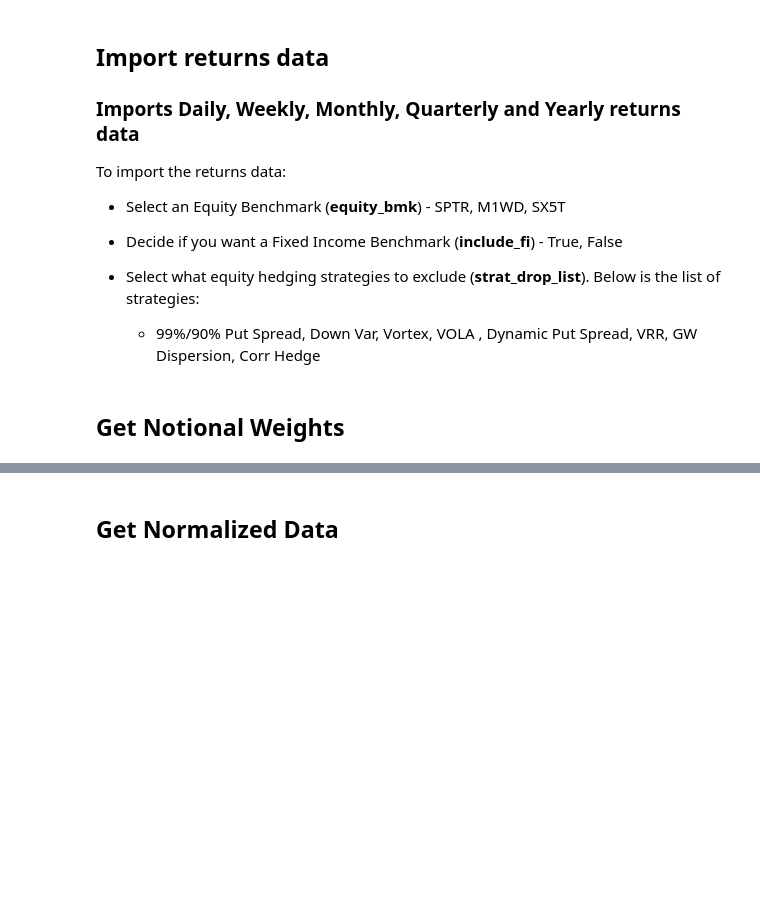
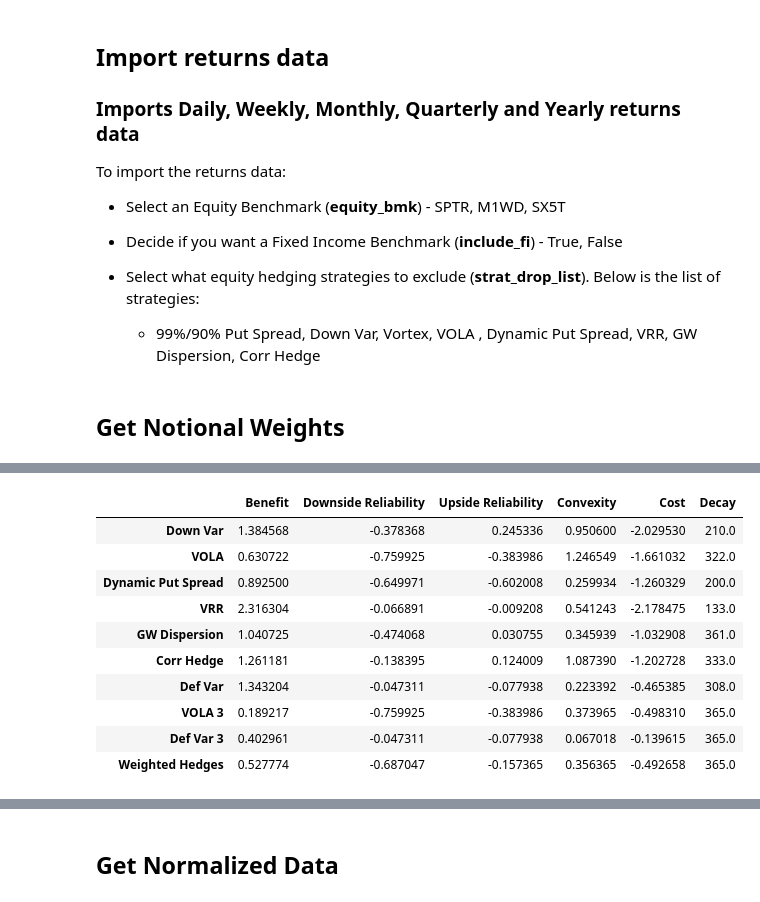
Before and after one commit to pforjoeUPS/RMP, a Jupyter notebook: normalizing_data.ipynb, the cells around one changed output, grey strips where cells are left out. Cells and saved outputs as stored; diff of their text form; code cells hidden in the pictures; blank space fills up the shorter version.

```diff
--- a/normalizing_data.ipynb
+++ b/normalizing_data.ipynb
@@ -46,0 +56,18 @@ fmt.get_notional_styler(df_weights)
+# %%
+df_sample = hm.get_hedge_metrics_to_normalize(returns, equity_bmk, notional_weights, weighted_hedge = True)
+#format hedge metrics
+#show hedge metrics
+# %%
+df_sample
+# %% [output]
+|  | Benefit | Downside Reliability | Upside Reliability | Convexity | Cost | Decay |
+| Down Var | 1.384568 | -0.378368 | 0.245336 | 0.950600 | -2.029530 | 210.0 |
+| VOLA | 0.630722 | -0.759925 | -0.383986 | 1.246549 | -1.661032 | 322.0 |
+| Dynamic Put Spread | 0.892500 | -0.649971 | -0.602008 | 0.259934 | -1.260329 | 200.0 |
+| VRR | 2.316304 | -0.066891 | -0.009208 | 0.541243 | -2.178475 | 133.0 |
+| GW Dispersion | 1.040725 | -0.474068 | 0.030755 | 0.345939 | -1.032908 | 361.0 |
+| Corr Hedge | 1.261181 | -0.138395 | 0.124009 | 1.087390 | -1.202728 | 333.0 |
+| Def Var | 1.343204 | -0.047311 | -0.077938 | 0.223392 | -0.465385 | 308.0 |
+| VOLA 3 | 0.189217 | -0.759925 | -0.383986 | 0.373965 | -0.498310 | 365.0 |
+| Def Var 3 | 0.402961 | -0.047311 | -0.077938 | 0.067018 | -0.139615 | 365.0 |
+| Weighted Hedges | 0.527774 | -0.687047 | -0.157365 | 0.356365 | -0.492658 | 365.0 |
```
Also changed, not shown: parts of 10 cells of this notebook, 5 other files.
